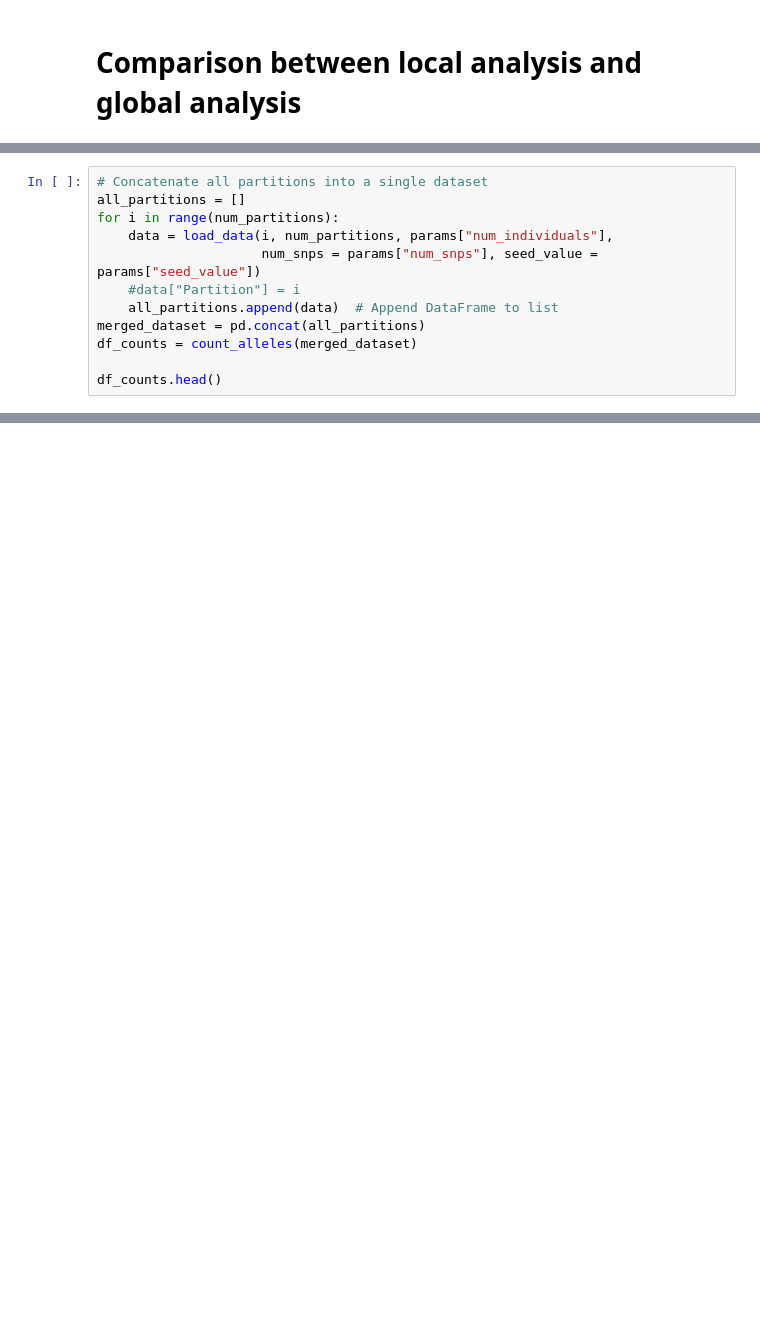
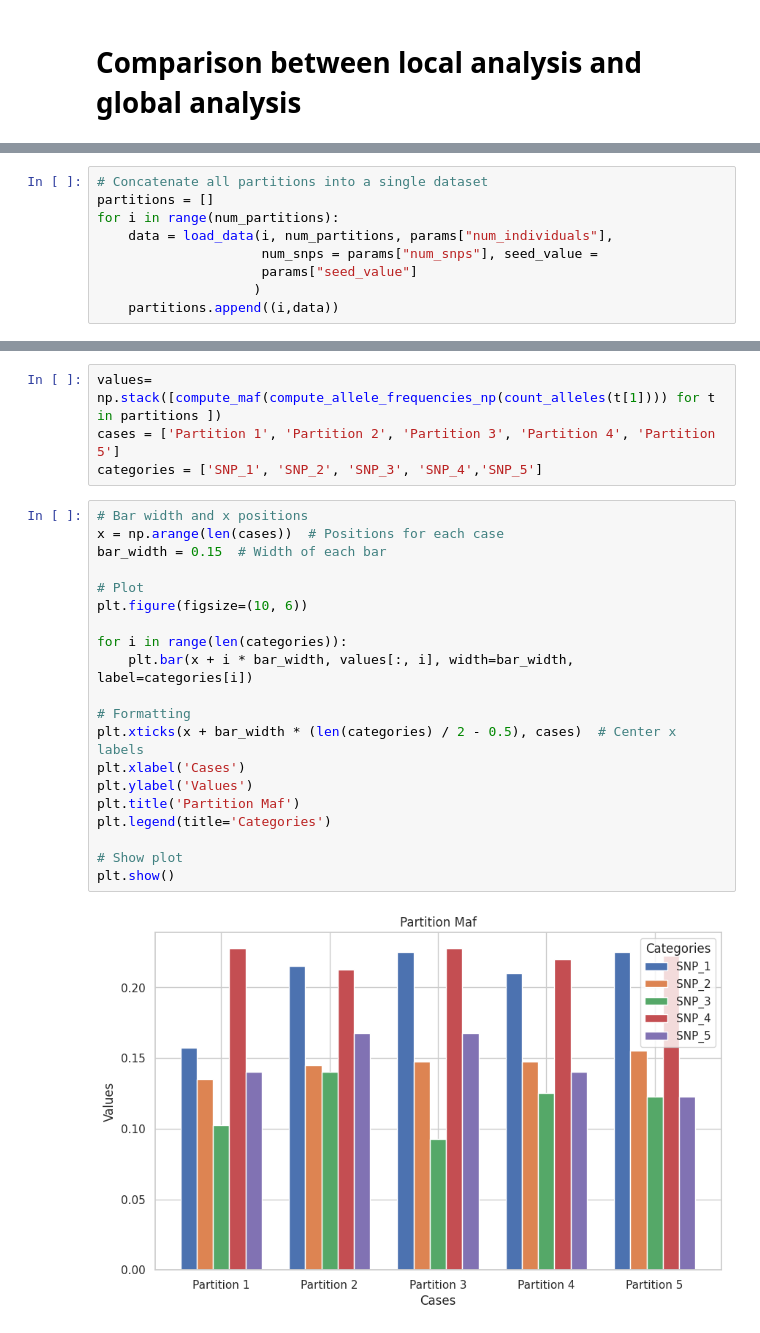
Before and after one commit to IDSIA/FL-Bioinformatics, a Jupyter notebook: MinorAllele/Comparison.ipynb, the cells around one changed output, grey strips where cells are left out. Drawn from its saved outputs; the diff is of its cells as text; blank space fills up the shorter version.

```diff
--- a/MinorAllele/Comparison.ipynb
+++ b/MinorAllele/Comparison.ipynb
@@ -54,12 +133,9 @@ SNP_5       11        3       12       14             40
 # %%
 # Concatenate all partitions into a single dataset
-all_partitions = []
+partitions = []
 for i in range(num_partitions):
     data = load_data(i, num_partitions, params["num_individuals"],
-                     num_snps = params["num_snps"], seed_value = params["seed_value"])
-    #data["Partition"] = i
-    all_partitions.append(data)  # Append DataFrame to list
-merged_dataset = pd.concat(all_partitions)
-df_counts = count_alleles(merged_dataset)
-
-df_counts.head()
+                     num_snps = params["num_snps"], seed_value =
+                     params["seed_value"]
+                    )
+    partitions.append((i,data))
@@ -209,0 +142,26 @@ IndexError: single positional indexer is out-of-bounds
+# %%
+values= np.stack([compute_maf(compute_allele_frequencies_np(count_alleles(t[1]))) for t in partitions ])
+cases = ['Partition 1', 'Partition 2', 'Partition 3', 'Partition 4', 'Partition 5']
+categories = ['SNP_1', 'SNP_2', 'SNP_3', 'SNP_4','SNP_5']
+# %%
+# Bar width and x positions
+x = np.arange(len(cases))  # Positions for each case
+bar_width = 0.15  # Width of each bar
+
+# Plot
+plt.figure(figsize=(10, 6))
+
+for i in range(len(categories)):
+    plt.bar(x + i * bar_width, values[:, i], width=bar_width, label=categories[i])
+
+# Formatting
+plt.xticks(x + bar_width * (len(categories) / 2 - 0.5), cases)  # Center x labels
+plt.xlabel('Cases')
+plt.ylabel('Values')
+plt.title('Partition Maf')
+plt.legend(title='Categories')
+
+# Show plot
+plt.show()
+# %% [output]
+[figure, added]
```
Also changed, not shown: parts of 24 cells of this notebook, 5 other files.
